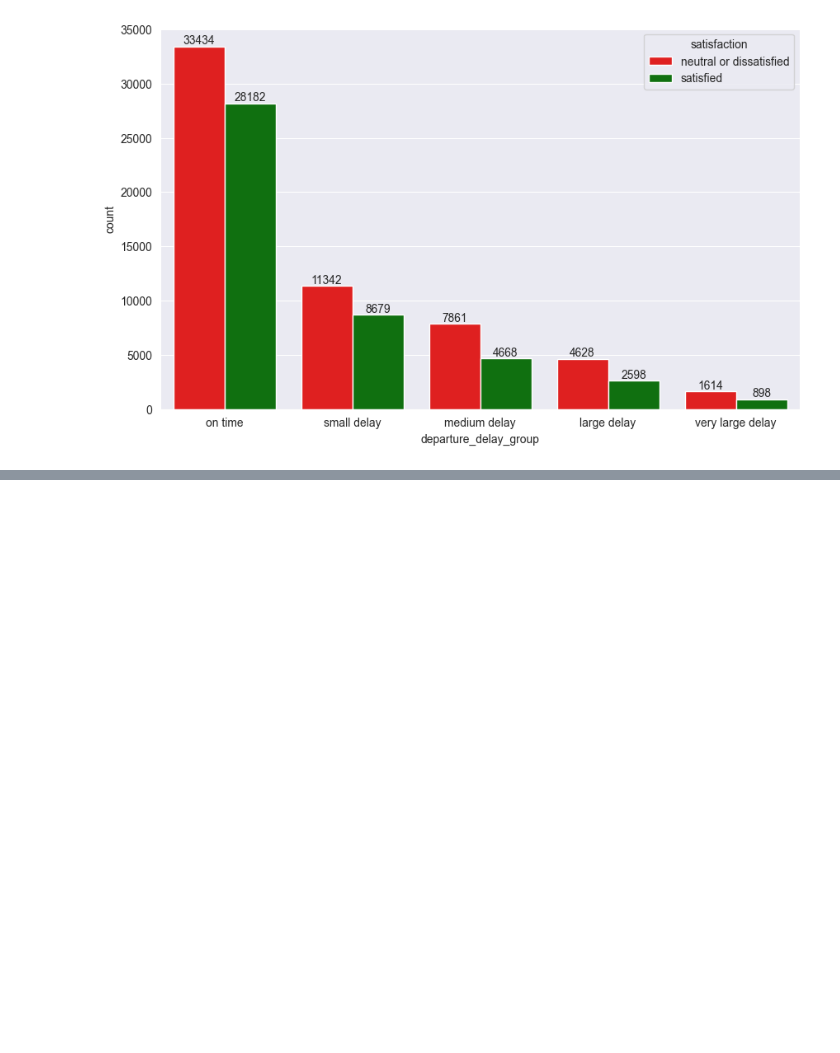
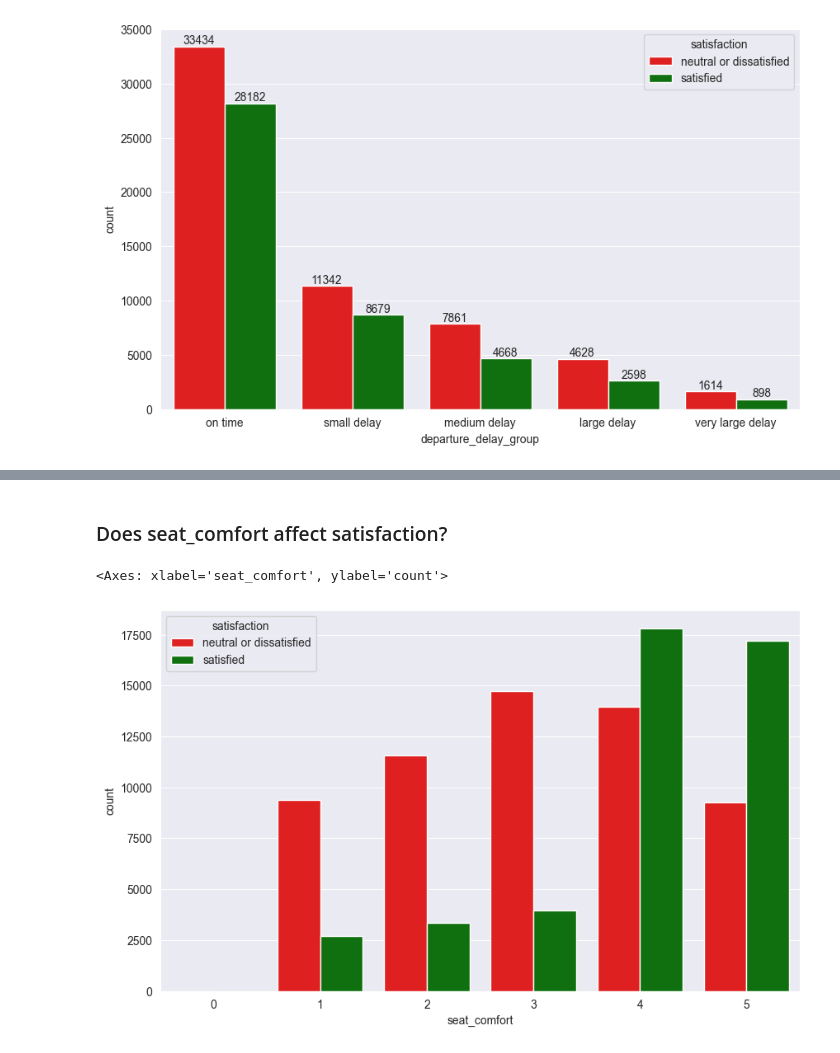
Before and after one commit to danielphilip12/Airline-Satisfaction, a Jupyter notebook: EDA.ipynb, the cells around one changed output, grey strips where cells are left out. Saved outputs shown, nothing was run; the diff lists cells and outputs as text; code cells hidden in the pictures; blank space fills up the shorter version.

```diff
--- a/EDA.ipynb
+++ b/EDA.ipynb
@@ -277,0 +341,7 @@ Name: proportion, dtype: float64
+# %% [markdown]
+### Does seat_comfort affect satisfaction?
+# %%
+sns.countplot(data=df, x='seat_comfort', hue='satisfaction', palette=['red', 'green'])
+# %% [output]
+<Axes: xlabel='seat_comfort', ylabel='count'>
+[figure, added]
```
Also changed, not shown: parts of 13 cells of this notebook.
